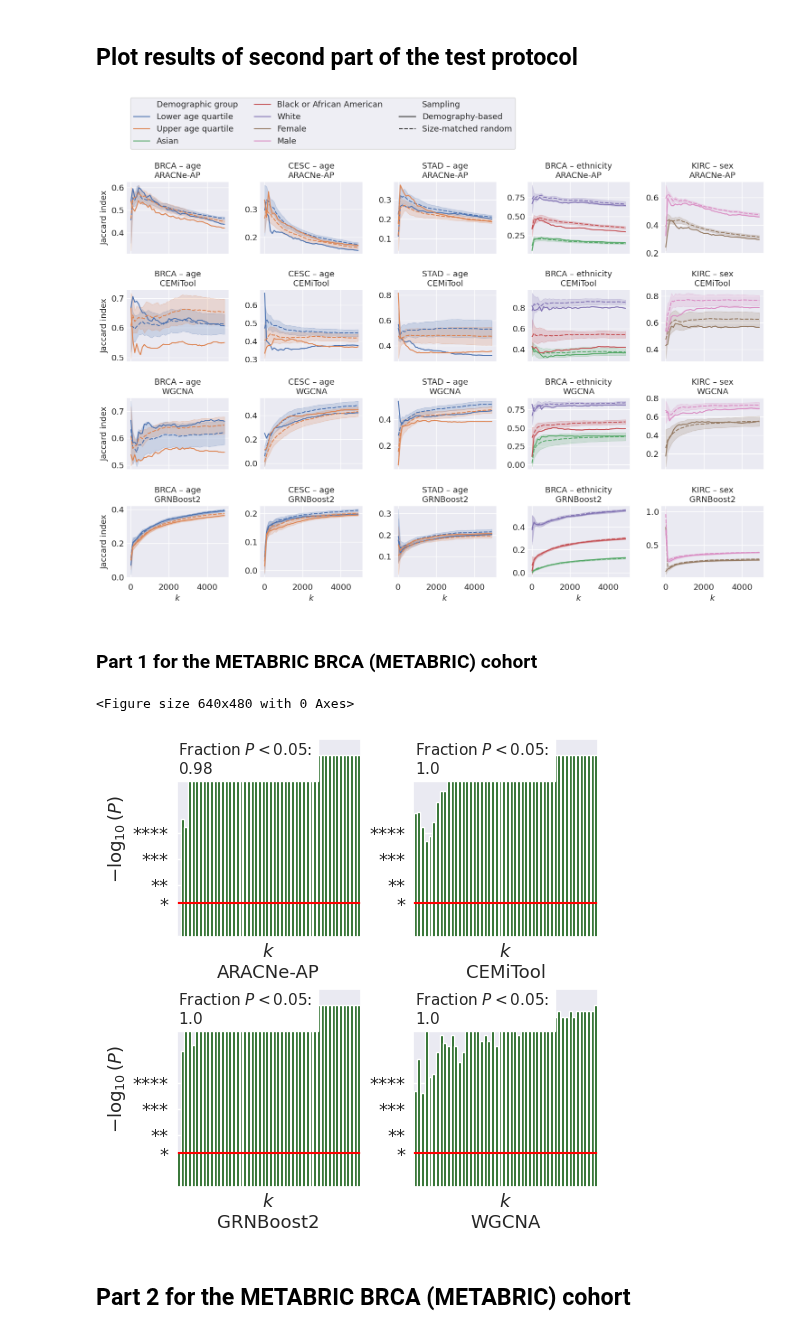
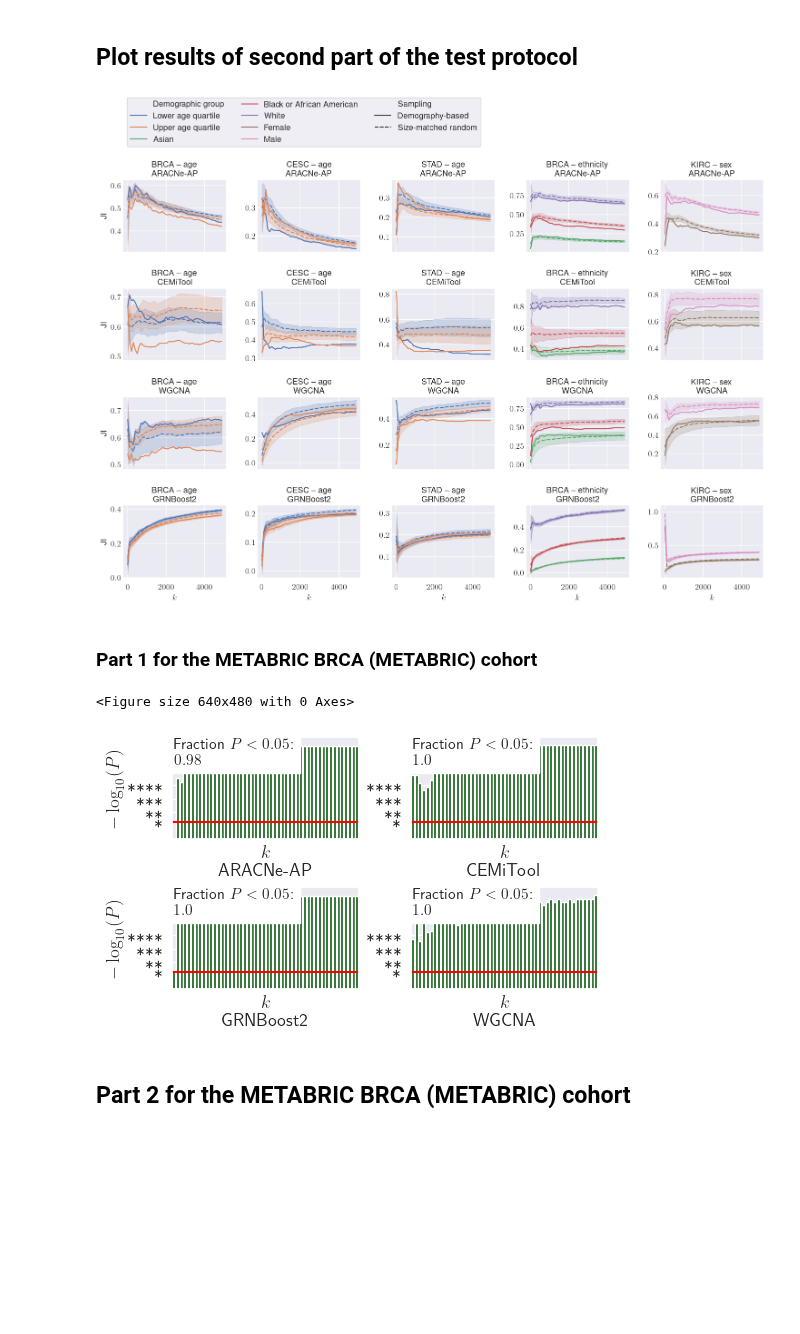
Before and after one commit to bionetslab/grn-confounders, a Jupyter notebook: results/plot_results.ipynb, the cells around one changed output. Saved outputs shown, nothing was run; the diff lists cells and outputs as text; code cells hidden in the pictures; blank space fills up the shorter version.

```diff
--- a/results/plot_results.ipynb
+++ b/results/plot_results.ipynb
@@ -85,6 +85,8 @@ ct_sels = ['METABRIC', 'BRCA', 'CESC', 'COAD', 'GBM', 'HNSC', 'KIRC', 'KIRP', 'L
 ## Generate plots for supplement
 # %%
 plt.style.use('default')
+plt.rcParams['text.usetex'] = True
+plt.rcParams['font.family'] = 'Helvetica'
 sns.set(font_scale=1.5)
 sns.set_style('darkgrid')
 for ct_sel in ct_sels:
@@ -105,9 +107,11 @@ for ct_sel in ct_sels:
                 try:
                     sns.lineplot(data=JI_alg, x='k', y='Mean JI', errorbar='sd', ax=axs[i,j], hue='Partition type', legend=False)
                     axs[i,j].set_title(f'{algo}\n{conf}')
+                    axs[i,j].set_xlabel('$k$')
                 except IndexError:
                     sns.lineplot(data=JI_alg, x='k', y='Mean JI', errorbar='sd', ax=axs[j], hue='Partition type', legend=False)
                     axs[j].set_title(f'{algo}\n{conf}')
+                    axs[j].set_xlabel('$k$')
     fig.suptitle(ct_sel)
     fig.tight_layout()
     fig.savefig(f'plots/{ct_sel}_block_comparisons.pdf')
@@ -363,9 +298,9 @@ plt.rcParams['text.usetex'] = True
 plt.rcParams['font.family'] = 'Helvetica'
 mosaic = [ct_sels[:6],
          ct_sels[6:14],
-         ['alcohol history '] + ['smoking history '] * 2 + ['.'] + cohort_confs[:2],
-         ['stage '] * 3 + cohort_confs[2:5],
-         ['alcohol history'] + ['smoking history'] + ['stage'] + cohort_confs[5:]]
+         ['alcohol history '] + ['smoking history '] * 2 + cohort_confs[:3],
+         ['stage '] * 3 + cohort_confs[3:6],
+         ['alcohol history'] + ['smoking history'] + ['stage'] + cohort_confs[6:] + ['.']]
 fig, axs = plt.subplot_mosaic(mosaic, figsize=(6*2.5,5*2.5),sharex=False, sharey=False)
 
 ### A
@@ -408,19 +343,19 @@ for df_work, ax in zip([alc_p, cig_p, stage_p], ['alcohol history ', 'smoking hi
     if ax == 'smoking history ':
         axs[ax].set_yticklabels([])
     else:
-        axs['alcohol history '].set_yticklabels(axs[ax].get_ymajorticklabels(),fontsize=13)
-        axs['stage '].set_yticklabels(axs[ax].get_ymajorticklabels(),fontsize=13)
+        axs['alcohol history '].set_yticklabels(axs[ax].get_ymajorticklabels(),fontsize=13,rotation=0)
+        axs['stage '].set_yticklabels(axs[ax].get_ymajorticklabels(),fontsize=13,rotation=0)
 
 colorbar = axs['smoking history '].collections[0].colorbar
 r = colorbar.vmax - colorbar.vmin
 colorbar.set_ticks([colorbar.vmin + r / 3 * (0.5 + i) for i in range(3)])
 colorbar.set_ticklabels(['ns','*','**'], fontsize='13')
-colorbar.set_label('$P$-value of $\chi^2$-test for\nvariable-confounder\ndependency', fontsize='13')
+colorbar.set_label('$P$-value of $\chi^2$-test for\nalcohol/smoking history –\nconfounder dependency', fontsize='13')
 colorbar = axs['stage '].collections[0].colorbar
 r = colorbar.vmax - colorbar.vmin
 colorbar.set_ticks([colorbar.vmin + r / 3 * (0.5 + i) for i in range(3)])
 colorbar.set_ticklabels(['ns','*','**'], fontsize='13')
-colorbar.set_label('$P$-value of $\chi^2$-test for\nvariable-confounder\ndependency', fontsize='13')
+colorbar.set_label('$P$-value of $\chi^2$-test for\nstage – confounder\ndependency', fontsize='13')
 axs['alcohol history '].set_title(r'\textbf{B}',loc='left', fontsize=15)
 
 ### C
@@ -452,7 +387,7 @@ for cohort_conf in cohort_confs:
     axs[cohort_conf].set_yticklabels([], fontsize=15)
     axs[cohort_conf].tick_params(axis='y', which='major', pad=0)
     axs[cohort_conf].set_xlabel('$k$\n'+cohort_conf, fontsize=15)
-    if cohort_conf in [cohort_confs[3*i+1] for i in range(3)]:
+    if cohort_conf in [cohort_confs[i] for i in [2,5,7]]:
         axs[cohort_conf].set_ylabel('$-\log_{10}(P)$', fontsize=13,  labelpad=3)
         axs[cohort_conf].set_yticks([-np.log10(0.05),-np.log10(0.01),-np.log10(0.001),-np.log10(0.0001)])
         axs[cohort_conf].set_yticklabels(['*','**','***','****'], fontsize=13)
@@ -554,7 +497,7 @@ for j, coco in enumerate(selected_coco_pairs):
         axs[i,j].set_title(f'{coco}\n{algo}', fontsize=13)
         axs[i,j].set_xlabel('$k$', fontsize=13)
         if j == 0:
-            axs[i,j].set_ylabel('Jaccard index', fontsize=13)
+            axs[i,j].set_ylabel('JI', fontsize=13)
         else:
             axs[i,j].set_ylabel('')
         axs[i,j].tick_params(axis='y',pad=-3)
@@ -566,13 +509,15 @@ fig.subplots_adjust(left=0.05,
                     hspace=0.5)
 fig.savefig('plots/fig3.pdf')
 # %% [output]
-[figure, old version]
+[figure, new version]
 # %% [markdown]
 ### Part 1 for the METABRIC BRCA (METABRIC) cohort
 # %%
 plt.tight_layout()
 plt.style.use('default')
-sns.set(font_scale=1.5)
+plt.rcParams['text.usetex'] = True
+plt.rcParams['font.family'] = 'Helvetica'
+sns.set(font_scale=1.2)
 
 manh = manh[(manh['Cohort'] == 'METABRIC') & (manh['Confounder/\nvariable'] == 'age')]
 manh.reset_index(inplace=True)
@@ -580,36 +525,36 @@ manh['Cohort - Variable'] = manh['Cohort'] + ' – ' + manh['Confounder/\nvariab
 manh['k'] = pd.Categorical(manh['k'], range(10, 5000, 100))
 manh['-log(p)'] = -np.log10(manh['mwu.pvalue'])
 cohort_confs = sorted(list(set(manh['Cohort - Variable'].values)))
 algs = ['ARACNe-AP', 'CEMiTool', 'GRNBoost2', 'WGCNA']
 
 mosaic = [algs[0:2], algs[2:4]]
 
-fig, axs = plt.subplot_mosaic(mosaic, figsize=(5,5),sharex=False, sharey=False, constrained_layout=True)
+fig, axs = plt.subplot_mosaic(mosaic, figsize=(5,3),sharex=False, sharey=False, constrained_layout=True)
 
 for alg in algs:
     manh_alg = manh[manh['Method'] == alg]
     cohort_conf = alg
     axs[cohort_conf].set_ylim([0, 7.6])
     axs[cohort_conf].axhline(y=-np.log10(0.05), linestyle='-', color='red')
     axs[cohort_conf].tick_params(top=False, labeltop=False, bottom=False, labelbottom=False)
     mwus_cohort_conf = manh_alg[manh_alg['Cohort - Variable'] == 'METABRIC – age']
     sns.barplot(data=mwus_cohort_conf, x='k', y='-log(p)', ax=axs[cohort_conf], color='darkgreen')
     axs[cohort_conf].set(ylabel=None)
     axs[cohort_conf].set_yticks([-np.log10(0.05),-np.log10(0.01),-np.log10(0.001),-np.log10(0.0001)])
     axs[cohort_conf].set_yticklabels(['*','**','***','****'], fontsize=13)
     axs[cohort_conf].tick_params(axis='y', which='major', pad=0)
     axs[cohort_conf].set_xlabel('$k$\n'+cohort_conf, fontsize=13)
     if alg == algs[0] or alg == algs[2]:
         axs[cohort_conf].set_ylabel('$-\log_{10}(P)$', fontsize=13,  labelpad=3)
     #if alg == algs[0]:
         #axs[cohort_conf].set_title('METABRIC BRCA (METABRIC)',loc='left', fontsize=11)
     frac = mwus_cohort_conf[mwus_cohort_conf['mwu.pvalue'] < 0.05].shape[0] / mwus_cohort_conf.shape[0]
     axs[cohort_conf].text(.01, .99, f'Fraction $P<0.05$:\n${frac}$', ha='left', va='top', transform=axs[cohort_conf].transAxes,
                           fontsize=11, backgroundcolor='white')
-fig.savefig('plots/fig5.pdf')
+fig.savefig('plots/fig4.pdf')
 # %% [output]
 <Figure size 640x480 with 0 Axes>
-[figure, old version]
+[figure, new version]
 # %% [markdown]
 ## Part 2 for the METABRIC BRCA (METABRIC) cohort
 # %%
```
Also changed, not shown: parts of 7 cells of this notebook, 22 other files.
